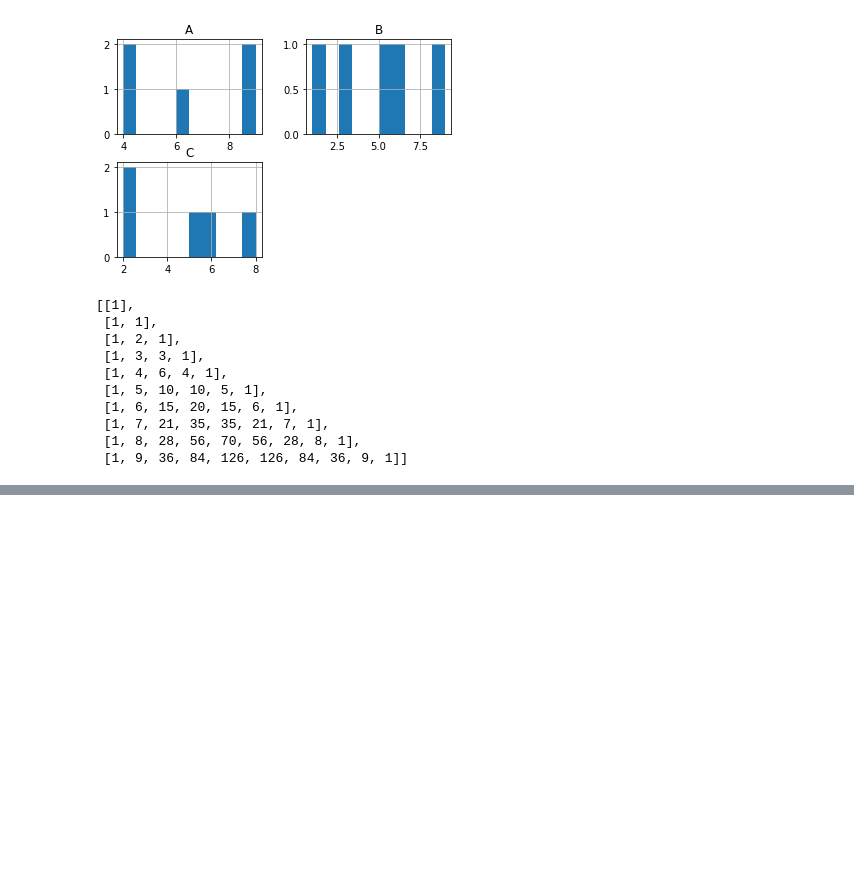
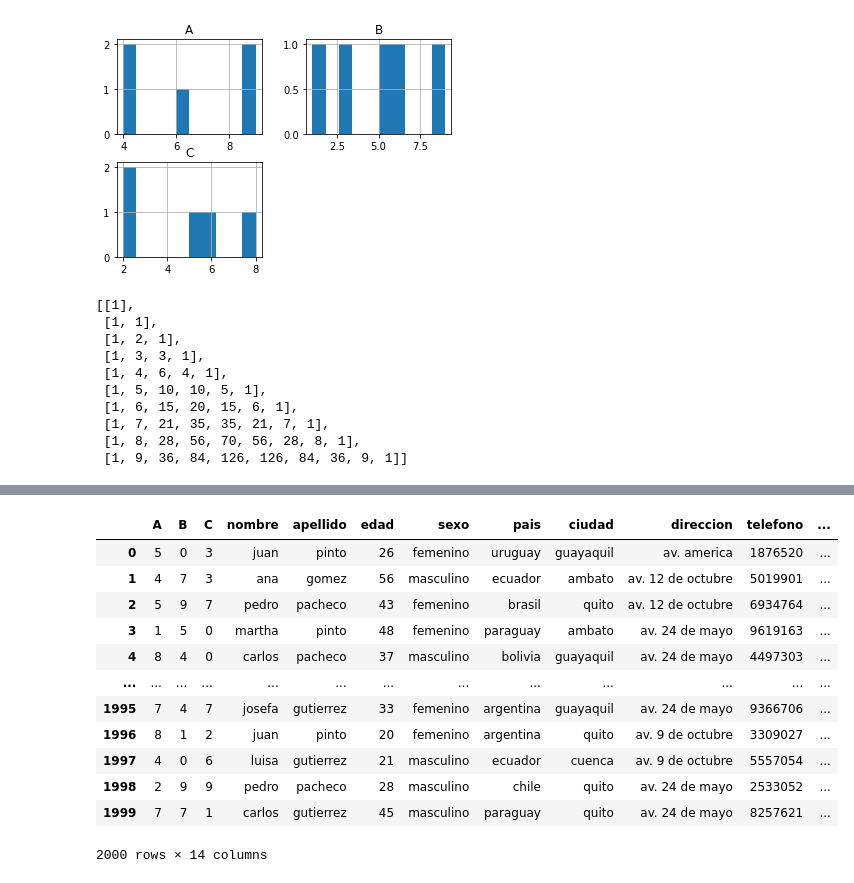
Before and after one commit to chris78rey/DIPLOM_BIGDATA, a Jupyter notebook: deberes/modulo04/talleres guiados/prueba.ipynb, the cells around one changed output, grey strips where cells are left out. Cells and saved outputs as stored; diff of their text form; code cells hidden in the pictures; blank space fills up the shorter version.

```diff
--- a/deberes/modulo04/talleres guiados/prueba.ipynb
+++ b/deberes/modulo04/talleres guiados/prueba.ipynb
@@ -66,0 +191,62 @@ def invertir_palabra(palabra):
+# %%
+#hagame un ejemplo con dataframe de 2000 registros con campos de datos personales
+
+
+
+
+import pandas as pd
+import numpy as np
+
+
+df = pd.DataFrame(np.random.randint(0,10,size=(2000, 3)), columns=list('ABC'))
+df['nombre'] = np.random.choice(['juan', 'pedro', 'maria', 'luis', 'jose', 'carlos', 'ana', 'martha', 'luisa', 'josefa'], 2000)
+
+
+df['apellido'] = np.random.choice(['perez', 'gomez', 'rodriguez', 'martinez', 'gutierrez', 'pacheco', 'pinto', 'pacheco', 'pinto', 'pacheco'], 2000)
+
+
+df['edad'] = np.random.randint(18, 60, 2000)
+
+
+
+df['sexo'] = np.random.choice(['masculino', 'femenino'], 2000)
+
+
+df['pais'] = np.random.choice(['ecuador', 'colombia', 'peru', 'chile', 'argentina', 'brasil', 'venezuela', 'bolivia', 'paraguay', 'uruguay'], 2000)
+
+
+df['ciudad'] = np.random.choice(['quito', 'guayaquil', 'cuenca', 'ambato', 'quito', 'guayaquil', 'cuenca', 'ambato', 'quito', 'guayaquil'], 2000)
+
+
+
+df['direccion'] = np.random.choice(['av. america', 'av. 6 de diciembre', 'av. 10 de agosto', 'av. 24 de mayo', 'av. 9 de octubre', 'av. 12 de octubre', 'av. 24 de mayo', 'av. 9 de octubre', 'av. 12 de octubre', 'av. 24 de mayo'], 2000)
+
+
+df['telefono'] = np.random.randint(1000000, 9999999, 2000)
+
+
+df['correo'] = np.random.choice(['gmail.com', 'hotmail.com', 'yahoo.com', 'outlook.com', 'gmail.com', 'hotmail.com', 'yahoo.com', 'outlook.com', 'gmail.com', 'hotmail.com'], 2000)
+
+
+
+df['fecha_nacimiento'] = pd.date_range(start='1/1/1980', end='1/1/2000', periods=2000)
+
+
+
+df['fecha_registro'] = pd.date_range(start='1/1/2020', end='1/1/2021', periods=2000)
+
+df
+# %% [output]
+|  | A | B | C | nombre | apellido | edad | sexo | pais | ciudad | direccion | telefono | ... |
+| 0 | 5 | 0 | 3 | juan | pinto | 26 | femenino | uruguay | guayaquil | av. america | 1876520 | ... |
+| 1 | 4 | 7 | 3 | ana | gomez | 56 | masculino | ecuador | ambato | av. 12 de octubre | 5019901 | ... |
+| 2 | 5 | 9 | 7 | pedro | pacheco | 43 | femenino | brasil | quito | av. 12 de octubre | 6934764 | ... |
+| 3 | 1 | 5 | 0 | martha | pinto | 48 | femenino | paraguay | ambato | av. 24 de mayo | 9619163 | ... |
+| 4 | 8 | 4 | 0 | carlos | pacheco | 37 | masculino | bolivia | guayaquil | av. 24 de mayo | 4497303 | ... |
+| ... | ... | ... | ... | ... | ... | ... | ... | ... | ... | ... | ... | ... |
+| 1995 | 7 | 4 | 7 | josefa | gutierrez | 33 | femenino | argentina | guayaquil | av. 24 de mayo | 9366706 | ... |
+| 1996 | 8 | 1 | 2 | juan | pinto | 20 | femenino | argentina | quito | av. 9 de octubre | 3309027 | ... |
+| 1997 | 4 | 0 | 6 | luisa | gutierrez | 21 | masculino | ecuador | cuenca | av. 9 de octubre | 5557054 | ... |
+| 1998 | 2 | 9 | 9 | pedro | pacheco | 28 | masculino | chile | quito | av. 24 de mayo | 2533052 | ... |
+| 1999 | 7 | 7 | 1 | carlos | gutierrez | 45 | masculino | paraguay | quito | av. 24 de mayo | 8257621 | ... |
+2000 rows × 14 columns
```
Also changed, not shown: parts of 11 cells of this notebook, 5 other files.
